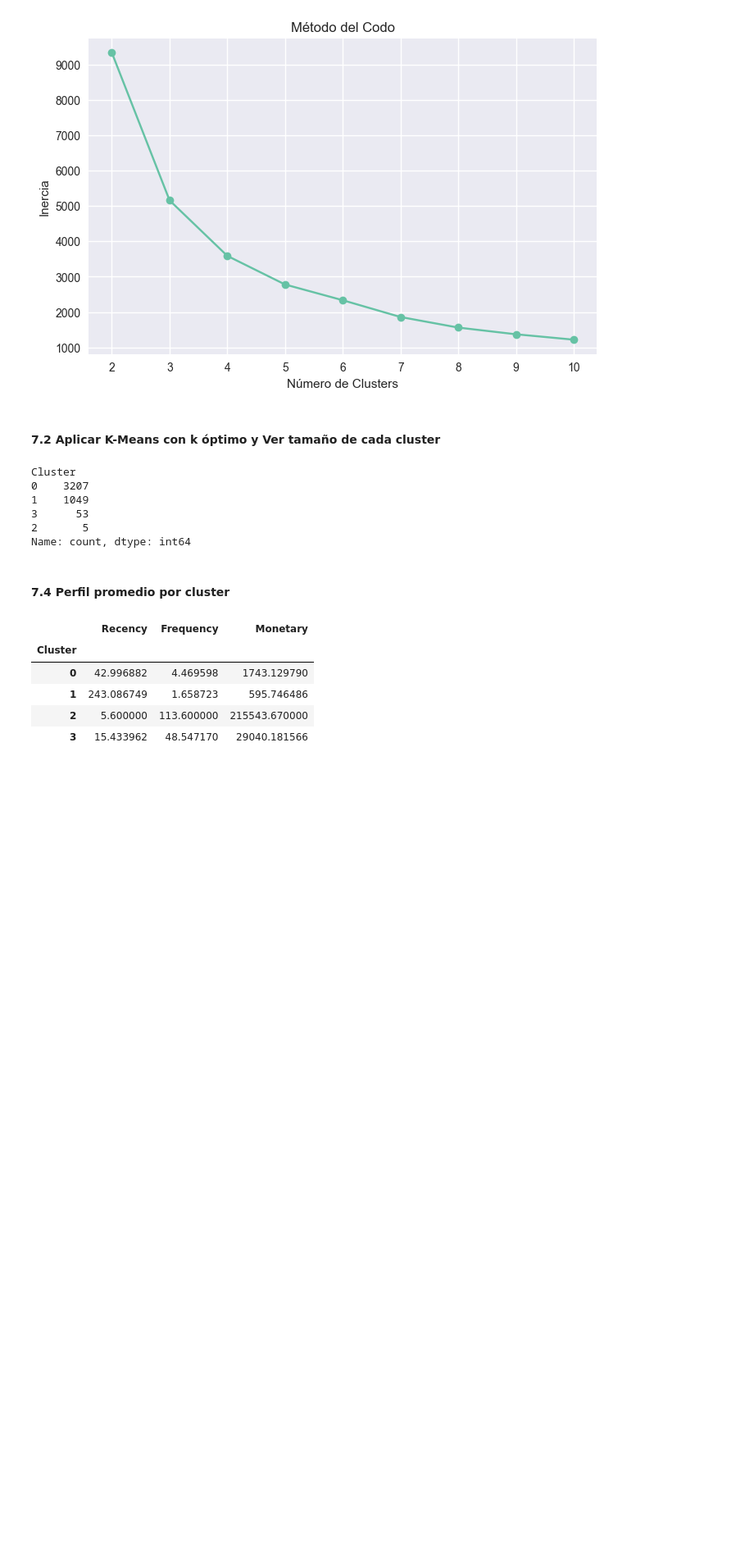
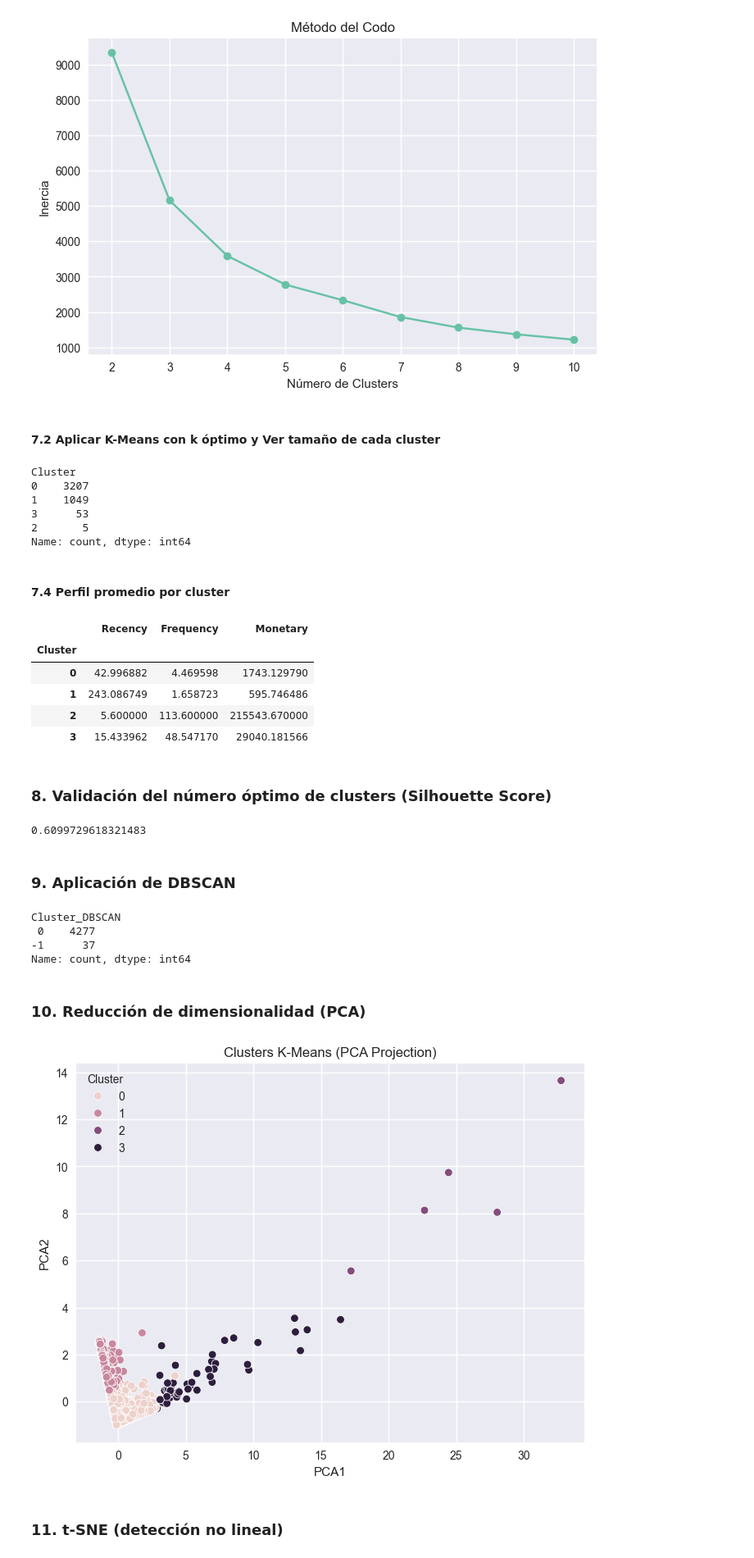
Before and after one commit to ExpresitoCarga2/customer-segmentation-clustering, a Jupyter notebook: notebooks/index.ipynb, the cells around one changed output. Shown at 82% size. Saved outputs shown, nothing was run; the diff lists cells and outputs as text; code cells hidden in the pictures; blank space fills up the shorter version.

```diff
--- a/notebooks/01_eda.ipynb
+++ b/notebooks/index.ipynb
@@ -289,3 +289,49 @@ rfm.groupby("Cluster")[["Recency", "Frequency", "Monetary"]].mean()
 | 1 | 243.086749 | 1.658723 | 595.746486 |
 | 2 | 5.600000 | 113.600000 | 215543.670000 |
 | 3 | 15.433962 | 48.547170 | 29040.181566 |
+# %% [markdown]
+### 8. Validación del número óptimo de clusters (Silhouette Score)
+# %%
+from sklearn.metrics import silhouette_score
+
+score = silhouette_score(rfm_scaled, rfm["Cluster"])
+score
+# %% [output]
+0.6099729618321483
+# %% [markdown]
+### 9. Aplicación de DBSCAN
+# %%
+from sklearn.cluster import DBSCAN
+
+dbscan = DBSCAN(eps=0.8, min_samples=5)
+rfm["Cluster_DBSCAN"] = dbscan.fit_predict(rfm_scaled)
+
+rfm["Cluster_DBSCAN"].value_counts()
+# %% [output]
+Cluster_DBSCAN
+ 0    4277
+-1      37
+Name: count, dtype: int64
+# %% [markdown]
+### 10. Reducción de dimensionalidad (PCA)
+# %%
+from sklearn.decomposition import PCA
+
+pca = PCA(n_components=2)
+rfm_pca = pca.fit_transform(rfm_scaled)
+
+rfm["PCA1"] = rfm_pca[:,0]
+rfm["PCA2"] = rfm_pca[:,1]
+
+#Visualizacion
+import seaborn as sns
+import matplotlib.pyplot as plt
+
+plt.figure(figsize=(8,6))
+sns.scatterplot(data=rfm, x="PCA1", y="PCA2", hue="Cluster")
+plt.title("Clusters K-Means (PCA Projection)")
+plt.show()
+# %% [output]
+[figure, added]
+# %% [markdown]
+### 11. t-SNE (detección no lineal)
```
Also changed, not shown: parts of 2 cells of this notebook, 3 other files.
